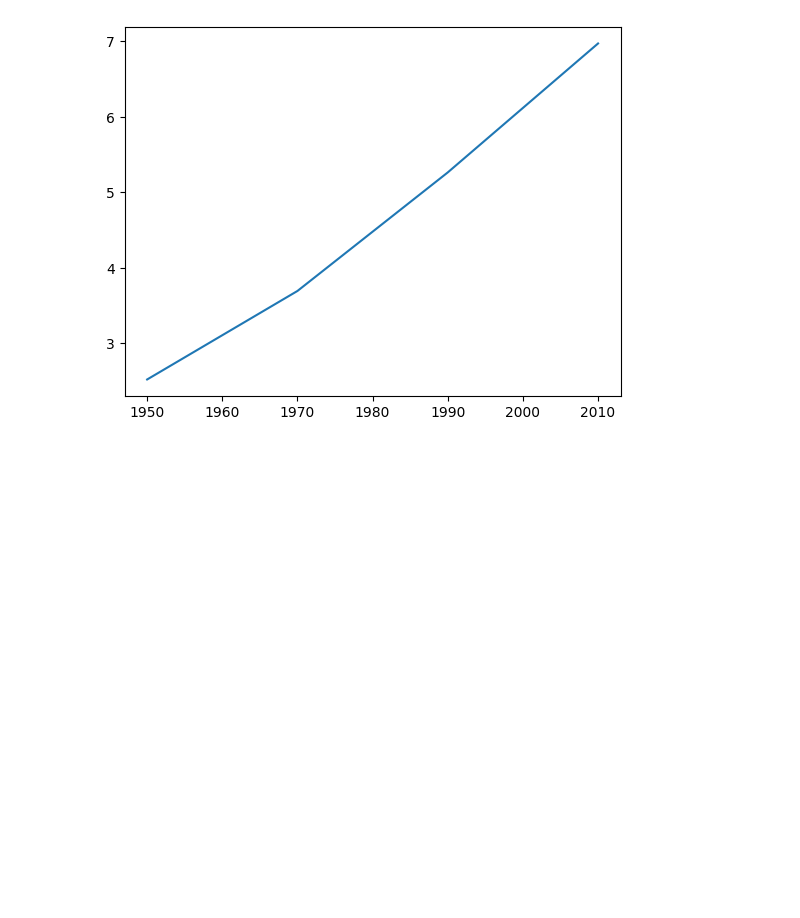
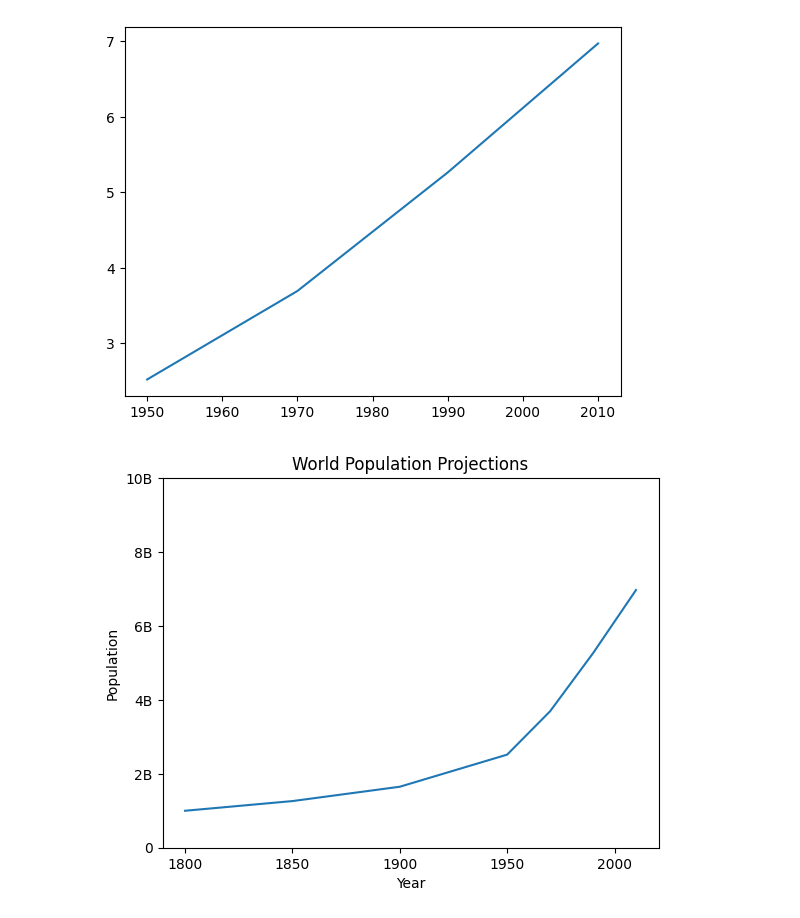
Before and after one commit to Aakriti-Dhungel/60DaysOfLearningWithLeapfrog, a Jupyter notebook: Intermediate Python/1_Matplotlib/01_line_plot.ipynb, the cells around one changed output. Cells and saved outputs as stored; diff of their text form; code cells hidden in the pictures; blank space fills up the shorter version.

Commit message:
Day9- Matplotlib plots with customization and annotations

```diff
--- a/Intermediate Python/1_Matplotlib/01_line_plot.ipynb
+++ b/Intermediate Python/1_Matplotlib/01_line_plot.ipynb
@@ -7,3 +9,23 @@ plt.plot(year,population) # first horizontal axis , second vertical axis
 plt.show()
 # %% [output]
 [figure]
+# %%
+#Data visualization
+import matplotlib.pyplot as plt
+year = [1950,1970,1990,2010]
+population = [2.519,3.692,5.263,6.972] # billion
+
+#Add More data
+year = [1800,1850,1900]+year
+population = [1.0,1.262,1.650]+population
+
+plt.plot(year,population) # first horizontal axis , second vertical axis
+plt.xlabel('Year')
+plt.ylabel("Population")
+plt.title('World Population Projections')
+
+plt.yticks([0,2,4,6,8,10],['0','2B','4B','6B','8B','10B'])
+
+plt.show()
+# %% [output]
+[figure, added]
```
Also changed, not shown: parts of 1 cell of this notebook, 2 other files.
